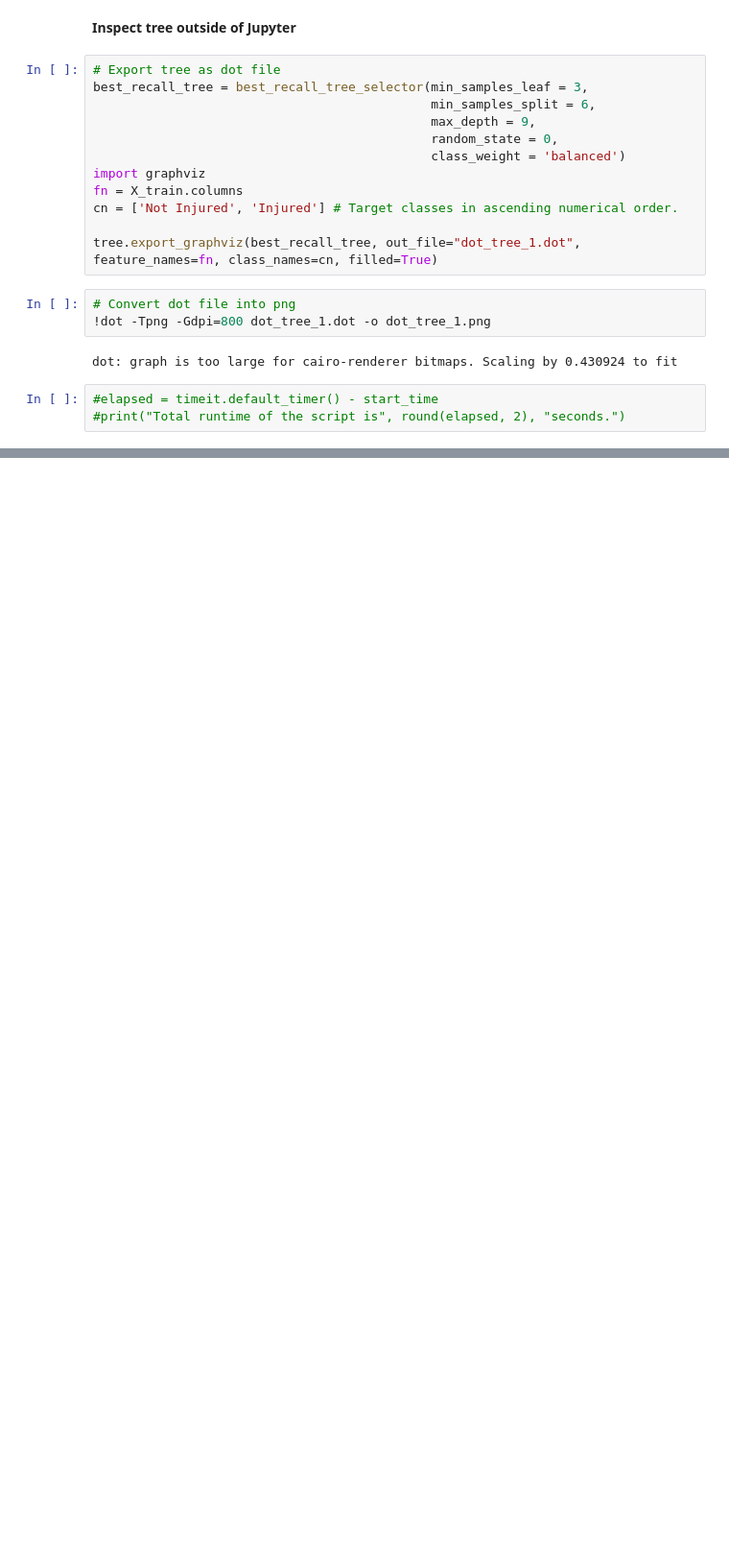
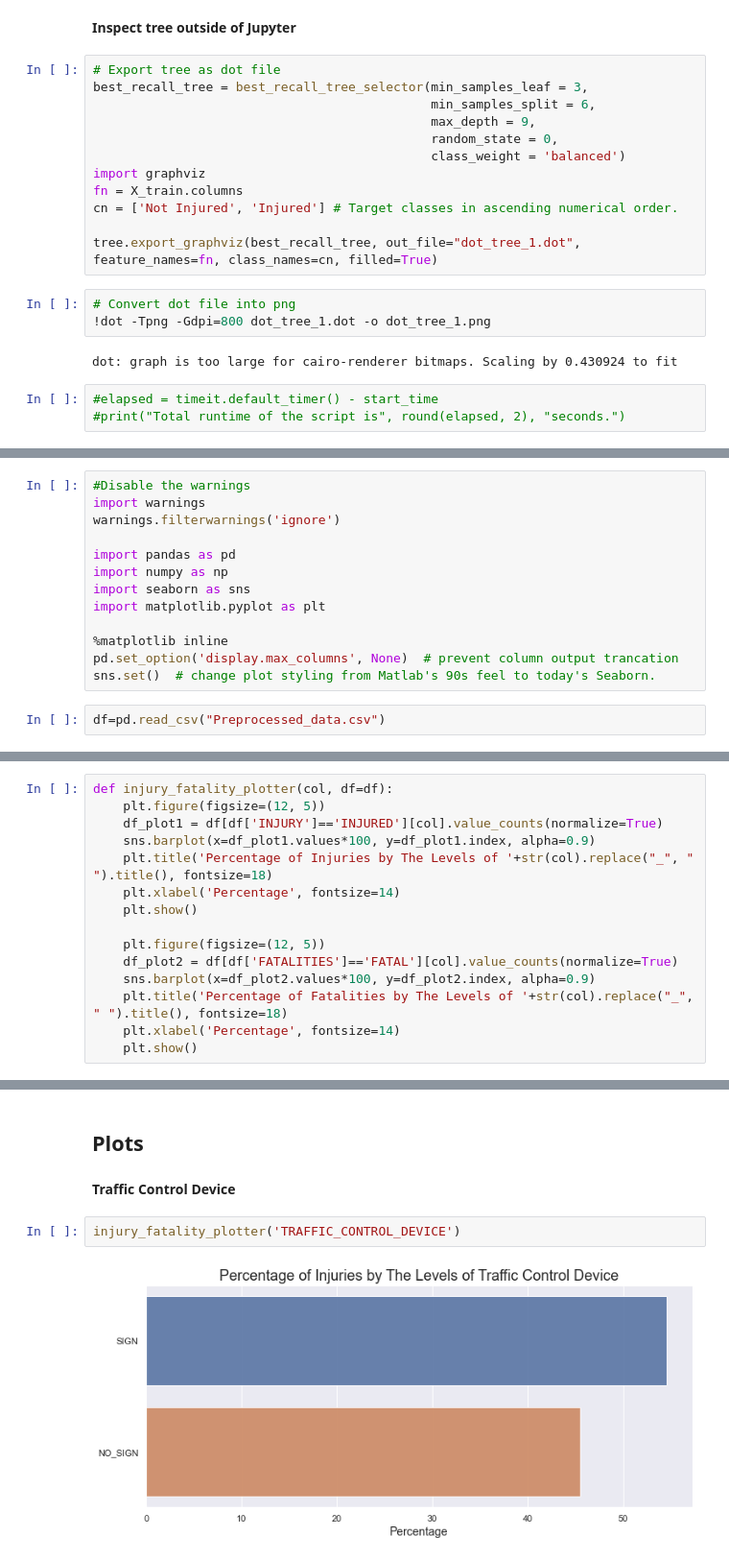
Before and after one commit to shantanu156/vision_zero_chicago_project, a Jupyter notebook: Sprint 4/ender-4.ipynb, the cells around one changed output, grey strips where cells are left out. Shown at 96% size. Saved outputs shown, nothing was run; the diff lists cells and outputs as text; blank space fills up the shorter version.

```diff
--- a/Sprint 4/ender-4.ipynb
+++ b/Sprint 4/ender-4.ipynb
@@ -912,0 +1024,15 @@ dot: graph is too large for cairo-renderer bitmaps. Scaling by 0.430924 to fit
+# %%
+#Disable the warnings
+import warnings
+warnings.filterwarnings('ignore')
+
+import pandas as pd
+import numpy as np
+import seaborn as sns
+import matplotlib.pyplot as plt
+
+%matplotlib inline
+pd.set_option('display.max_columns', None)  # prevent column output trancation
+sns.set()  # change plot styling from Matlab's 90s feel to today's Seaborn.
+# %%
+df=pd.read_csv("Preprocessed_data.csv")
@@ -912,0 +1054,15 @@ dot: graph is too large for cairo-renderer bitmaps. Scaling by 0.430924 to fit
+# %%
+def injury_fatality_plotter(col, df=df):
+    plt.figure(figsize=(12, 5))
+    df_plot1 = df[df['INJURY']=='INJURED'][col].value_counts(normalize=True)
+    sns.barplot(x=df_plot1.values*100, y=df_plot1.index, alpha=0.9)
+    plt.title('Percentage of Injuries by The Levels of '+str(col).replace("_", " ").title(), fontsize=18)
+    plt.xlabel('Percentage', fontsize=14)
+    plt.show()
+
+    plt.figure(figsize=(12, 5))
+    df_plot2 = df[df['FATALITIES']=='FATAL'][col].value_counts(normalize=True)
+    sns.barplot(x=df_plot2.values*100, y=df_plot2.index, alpha=0.9)
+    plt.title('Percentage of Fatalities by The Levels of '+str(col).replace("_", " ").title(), fontsize=18)
+    plt.xlabel('Percentage', fontsize=14)
+    plt.show()
@@ -912,0 +1114,8 @@ dot: graph is too large for cairo-renderer bitmaps. Scaling by 0.430924 to fit
+# %% [markdown]
+## Plots
+# %% [markdown]
+**Traffic Control Device**
+# %%
+injury_fatality_plotter('TRAFFIC_CONTROL_DEVICE')
+# %% [output]
+[figure, added]
```
Also changed, not shown: parts of 36 cells of this notebook.
